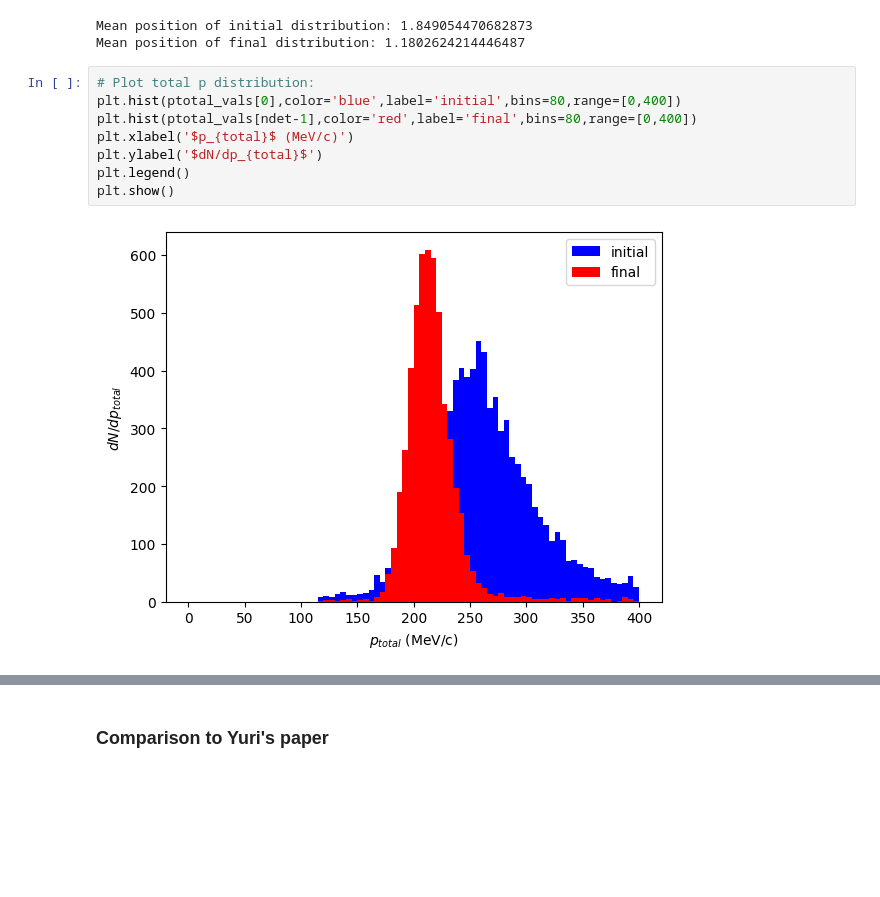
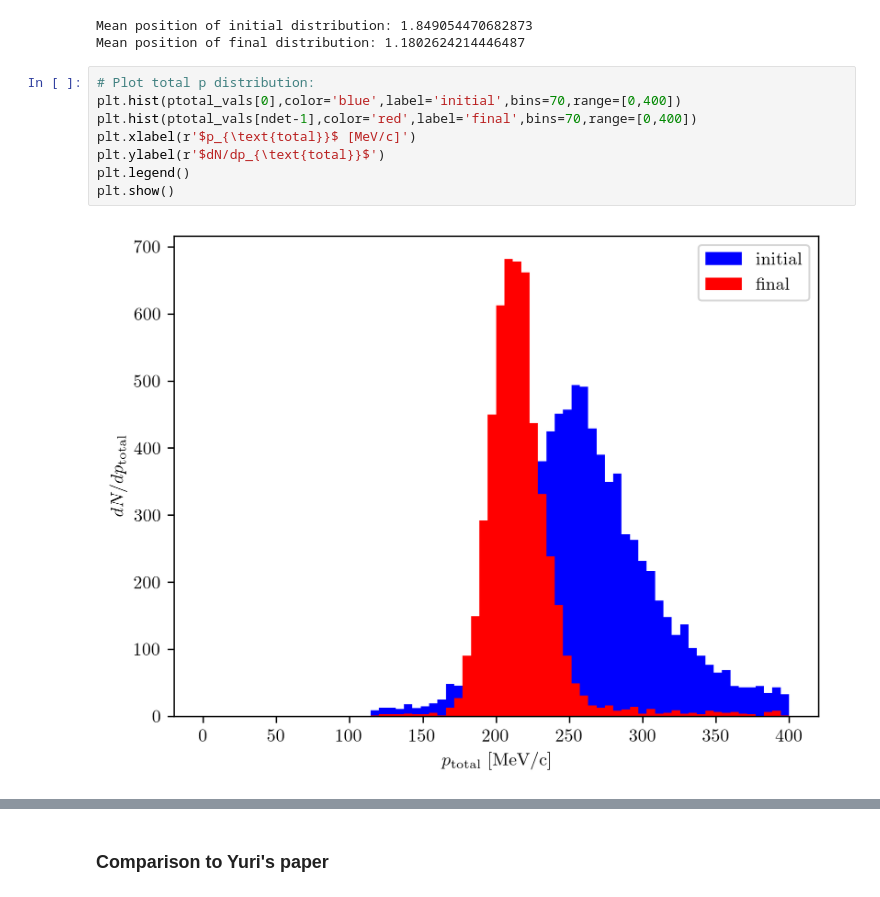
Before and after one commit to criggall/muon-cooling, a Jupyter notebook: hfofo-frozen/plot_beam.ipynb, the cells around one changed output, grey strips where cells are left out. Drawn from its saved outputs; the diff is of its cells as text; blank space fills up the shorter version.

```diff
--- a/hfofo-frozen/plot_beam.ipynb
+++ b/hfofo-frozen/plot_beam.ipynb
@@ -95,13 +98,13 @@ Mean position of initial distribution: 1.849054470682873
 Mean position of final distribution: 1.1802624214446487
 # %%
 # Plot total p distribution:
-plt.hist(ptotal_vals[0],color='blue',label='initial',bins=80,range=[0,400])
-plt.hist(ptotal_vals[ndet-1],color='red',label='final',bins=80,range=[0,400])
-plt.xlabel('$p_{total}$ (MeV/c)')
-plt.ylabel('$dN/dp_{total}$')
+plt.hist(ptotal_vals[0],color='blue',label='initial',bins=70,range=[0,400])
+plt.hist(ptotal_vals[ndet-1],color='red',label='final',bins=70,range=[0,400])
+plt.xlabel(r'$p_{\text{total}}$ [MeV/c]')
+plt.ylabel(r'$dN/dp_{\text{total}}$')
 plt.legend()
 plt.show()
 # %% [output]
-[figure, old version]
+[figure, new version]
 # %%
 # Compute beam loss down channel:
```
Also changed, not shown: parts of 11 cells of this notebook, 11 other files.
